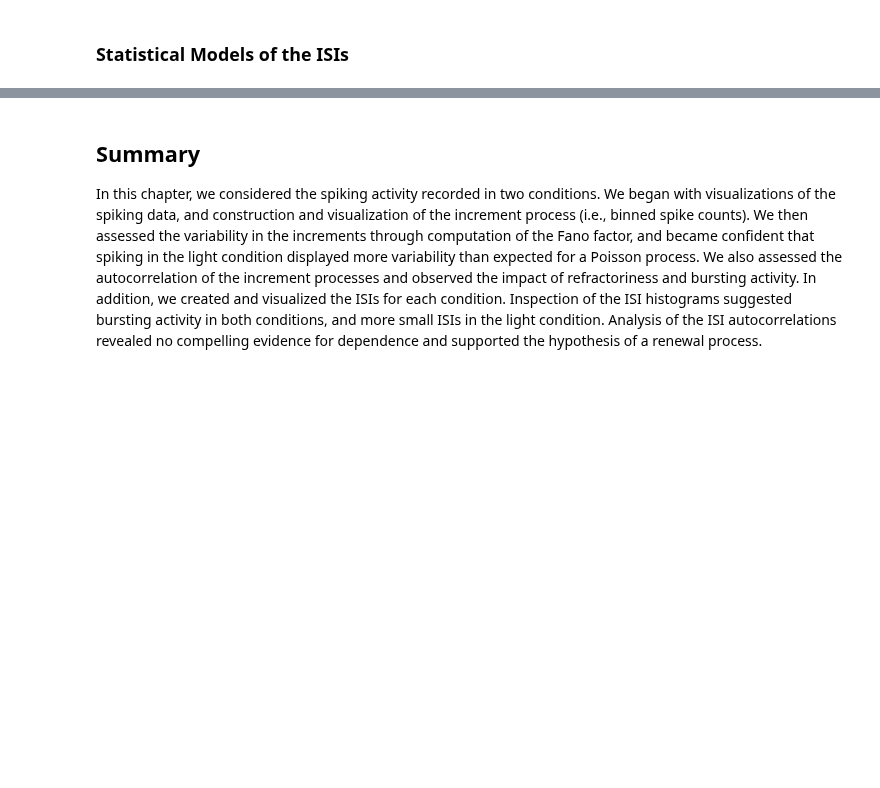
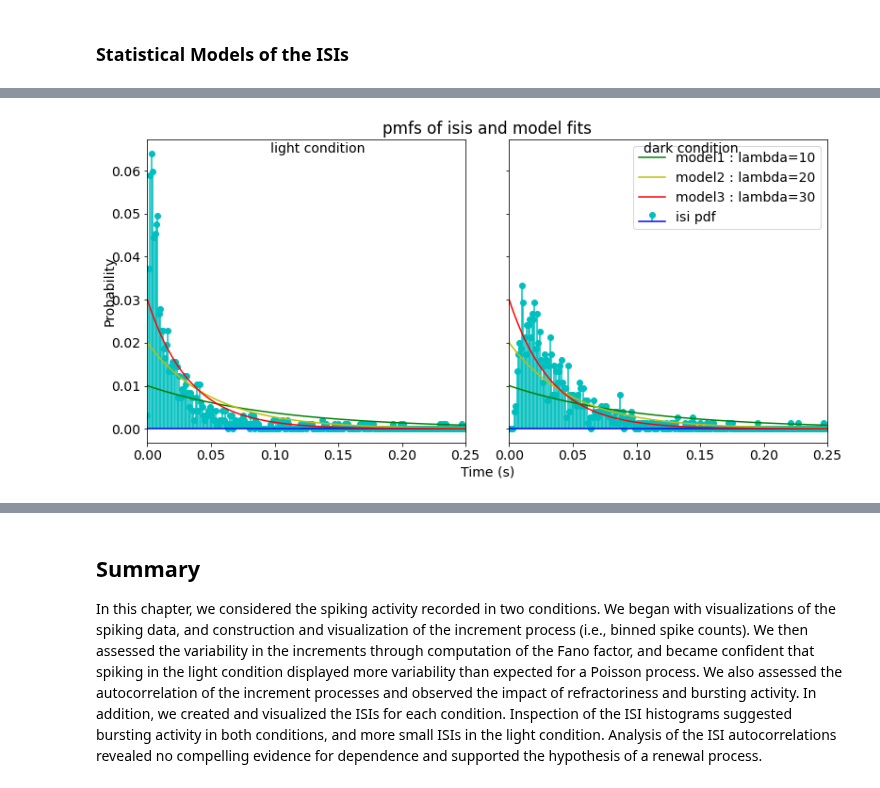
Before and after one commit to jaib1/Case-Studies-Python, a Jupyter notebook: content/08/basic-visualizations-and-descriptive-statistics-of-spike-train-data.ipynb, the cells around one changed output, grey strips where cells are left out. Cells and saved outputs as stored; diff of their text form; code cells hidden in the pictures; blank space fills up the shorter version.

Commit message:
finishing inverse gaussian isi models section

```diff
--- a/content/08/basic-visualizations-and-descriptive-statistics-of-spike-train-data.ipynb
+++ b/content/08/basic-visualizations-and-descriptive-statistics-of-spike-train-data.ipynb
@@ -1391,0 +1395,46 @@ Our goal is to find a good value of $\lambda$ so that our statistical model matc
+# %%
+## Visualize model fits to the ISI data
+
+# Create the pmfs of the data
+bins = np.arange(0, np.max(np.concatenate((isi_light, isi_dark))), 0.001)
+counts_light = np.histogram(isi_light, bins)[0]
+pmf_light = counts_light / len(isi_light)
+counts_dark = np.histogram(isi_dark, bins)[0]
+pmf_dark = counts_dark / len(isi_dark)
+fig11, ax11 = plt.subplots(nrows=1, ncols=2, sharex=True, sharey=True)
+pmf_light_plot = ax11[0].stem(bins[:-1], pmf_light, linefmt='c-', markerfmt='co', basefmt='b-',
+                              use_line_collection=True)
+pmf_dark_plot = ax11[1].stem(bins[:-1], pmf_dark, linefmt='c-', markerfmt='co', basefmt='b-',
+                             use_line_collection=True)
+
+# Prettify plots and set labels
+ax11[0].set_xlim([0, 0.25])
+ax11_all = fig11.add_subplot(111, frameon=False)
+ax11_all.tick_params(labelcolor='none', top=False, bottom=False, left=False, right=False)
+ax11_all.text(x=0.25, y=0.99, ha='center', va='top', s='light condition')
+ax11_all.text(x=0.8, y=0.99, ha='center', va='top', s='dark condition')
+ax11_all.set_ylabel('Probability')
+ax11_all.set_xlabel('Time (s)')
+ax11_all.set_title('pmfs of isis and model fits')
+
+# Overlay model fits
+lambda1 = 10
+model1 = lambda1 * np.exp(-lambda1 * bins) * 0.001
+model1_light_plot = ax11[0].plot(bins, model1, 'g')
+model1_dark_plot = ax11[1].plot(bins, model1, 'g')
+
+lambda2 = 20
+model2 = lambda2 * np.exp(-lambda2 * bins) * 0.001
+model2_light_plot = ax11[0].plot(bins, model2, 'y')
+model2_dark_plot = ax11[1].plot(bins, model2, 'y')
+
+lambda3 = 30
+model3 = lambda3 * np.exp(-lambda3 * bins) * 0.001
+model3_light_plot = ax11[0].plot(bins, model3, 'r')
+model3_dark_plot = ax11[1].plot(bins, model3, 'r')
+ax11_legend = \
+    ax11[1].legend(#(pmf_dark_plot, model1_dark_plot, model2_dark_plot, model3_dark_plot),
+                   ['model1 : lambda=10', 'model2 : lambda=20', 'model3 : lambda=30', 'isi pdf'],
+                   loc='upper right')
+# %% [output]
+[figure, added]
```
Also changed, not shown: parts of 48 cells of this notebook.
